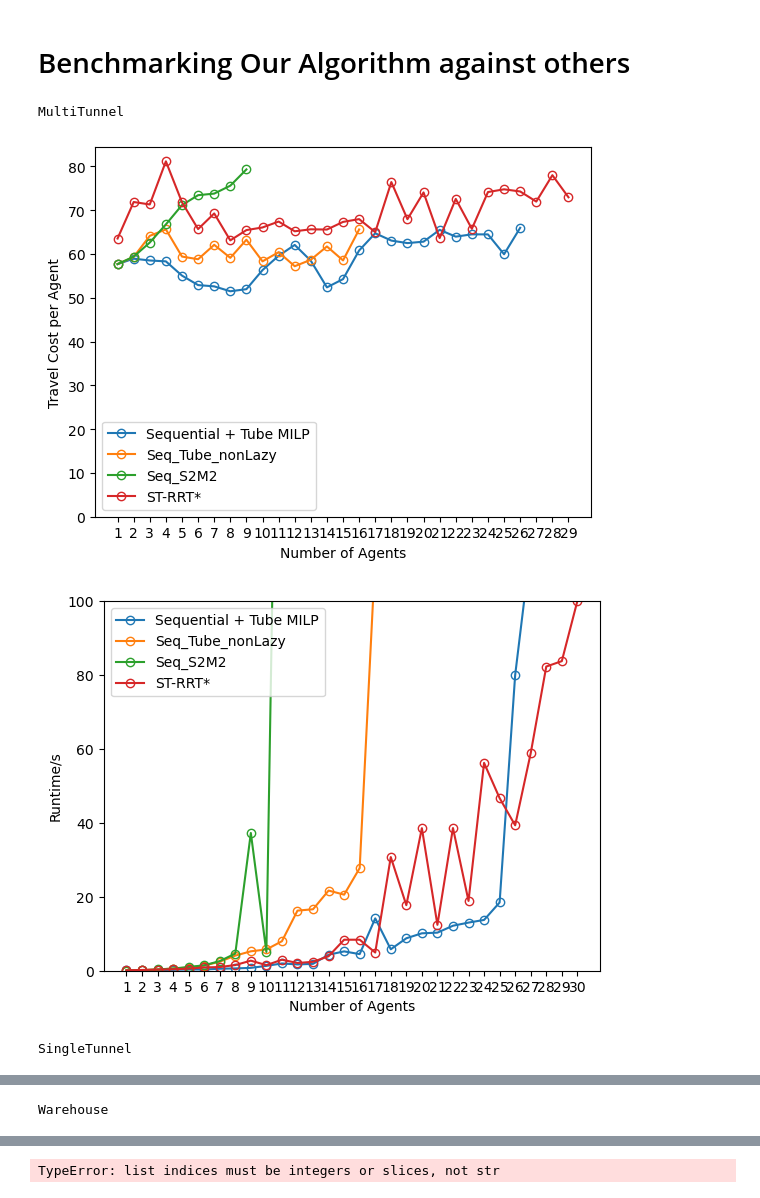
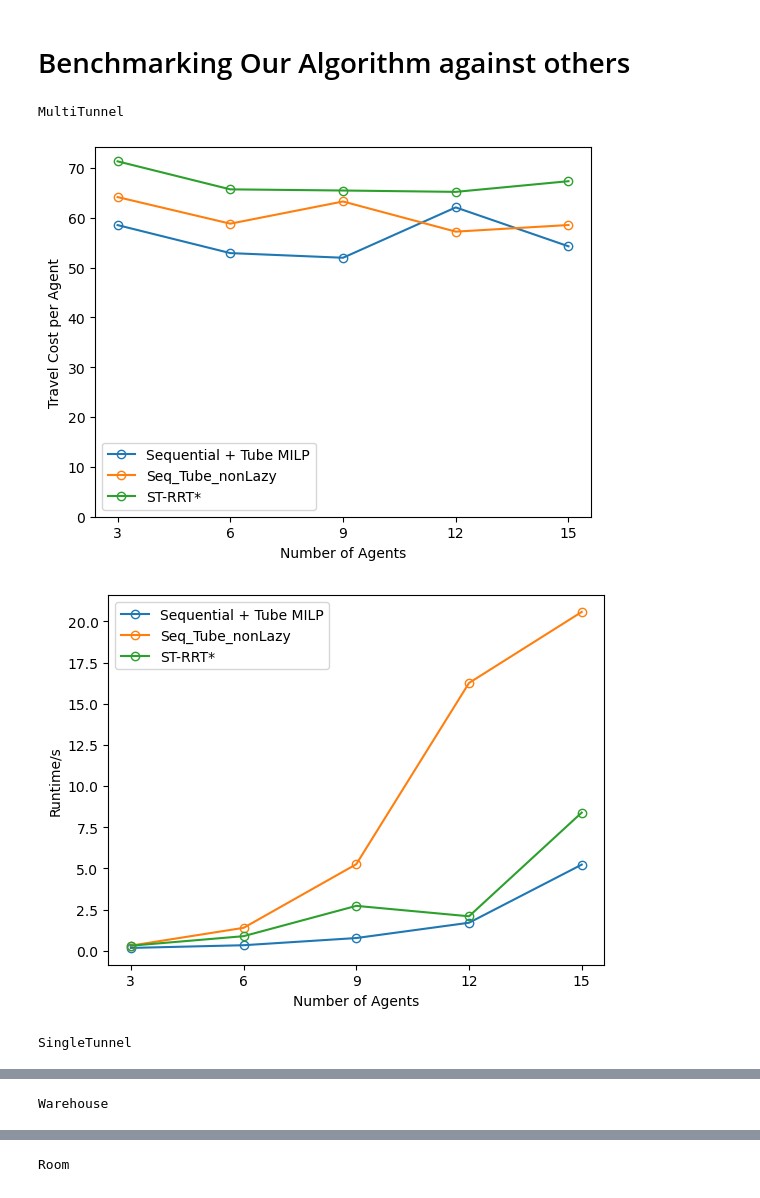
Before and after one commit to CoNG-harvard/PA-Nav, a Jupyter notebook: Experiments/MILP/benchmarking plotting.ipynb, the cells around one changed output, grey strips where cells are left out. Saved outputs shown, nothing was run; the diff lists cells and outputs as text; code cells hidden in the pictures.

Commit message:
First reasonable result from MILP finished.

```diff
--- a/Experiments/MILP/benchmarking plotting.ipynb
+++ b/Experiments/MILP/benchmarking plotting.ipynb
@@ -33,10 +33,14 @@ for env_name in env_names:
     metrics = {
             #     "Makespan": lambda result: [makespan(result['plan'])] if result['plan'] else [],
             #    "Flowtime": lambda result: [flowtime(result['plan'])] if result['plan'] else [],
-            "Compute Time": lambda result: [result['time']] if 'plan' in result or result['time']>TIMEOUT else [],
+            "Compute Time": lambda result: [result['time']] if \
+                                                            'plan' in result\
+                                                            and result['plan'] is not None\
+                                                            and all([p is not None for p in result['plan']])\
+                                                                else [],
             #    "Throuput per 60s": lambda result: [result['N_agent']/makespan(result['plan']) * 60]  if result['plan'] else [],
             "Ave. Travel Cost": lambda result: [flowtime(result['plan'])/result['N_agent']] if\
-                                                 'plan' in result is not None \
+                                                 'plan' in result \
                                                  and result['plan'] is not None\
                                                 and all([p is not None for p in result['plan']]) else []
             }
@@ -50,13 +54,13 @@ for env_name in env_names:
         "Seq_Temp_Obs": "Sequential + Simple MILP"
     }
 
-    noplot = {"Seq_Temp_Obs"}
+    noplot = {"Seq_S2M2"}
     # noplot = {}
 
     # n_to_display = np.arange(2,21,2)
     # n_to_display = [10,20,30,40,50,60,70,80,90,100]
-    # n_to_display = [10,20,30,40,50,60,70]
-    n_to_display = np.arange(1,41)
+    n_to_display = [3,6,9,12,15]
+    # n_to_display = np.arange(1,16)
 
     performance = {}
 
@@ -67,6 +71,11 @@ for env_name in env_names:
         if alg not in performance:
             performance[alg] = {}
             performance[alg]['n_agents'] = []
+
+        N = result['N_agent']
+
+        if N not in n_to_display:
+            continue
 
         performance[alg]['n_agents'].append(result['N_agent'])
 
@@ -88,7 +97,6 @@ for env_name in env_names:
         if alg in noplot:
             continue
         x = performance[alg]['n_agents']
-
         val = performance[alg][metric]
 
         l = min(len(x),len(val))
@@ -103,35 +111,36 @@ for env_name in env_names:
     plt.ylim(0.0,ymax*1.04)
     plt.legend()
     plt.savefig("./figures/"+env_name+"/TravelCost.pdf")
     plt.show()
 
 
     # Computational Time
     metric = "Compute Time"
     plt.figure()
     plt.ylabel("Runtime/s")
     plt.xlabel("Number of Agents")
     xticks = set()
     for alg in performance:
         if alg in noplot:
             continue
+
         x = performance[alg]['n_agents']
+        val = performance[alg][metric]
 
-        val = performance[alg][metric]
         l = min(len(x),len(val))
         if l>0:
             plt.plot(x[:l],val[:l], label = legends[alg] if alg in legends else alg, marker = "o",markerfacecolor= 'none')
             xticks.update(x[:l])
 
     plt.xticks(list(xticks))
 
     ymax = TIMEOUT
-    plt.ylim(0.0,ymax*1.0)
+    # plt.ylim(0.0,ymax*1.0)
     plt.legend()
     plt.savefig("./figures/"+env_name+"/Runtime.pdf")
     plt.show()
 # %% [output]
 MultiTunnel
-[figure, old version]
+[figure, new version]
-[figure, old version]
+[figure, new version]
 SingleTunnel
@@ -141 +152 @@ Warehouse
-TypeError: list indices must be integers or slices, not str
+Room
```
Also changed, not shown: parts of 1 cell of this notebook, 9 other files.
